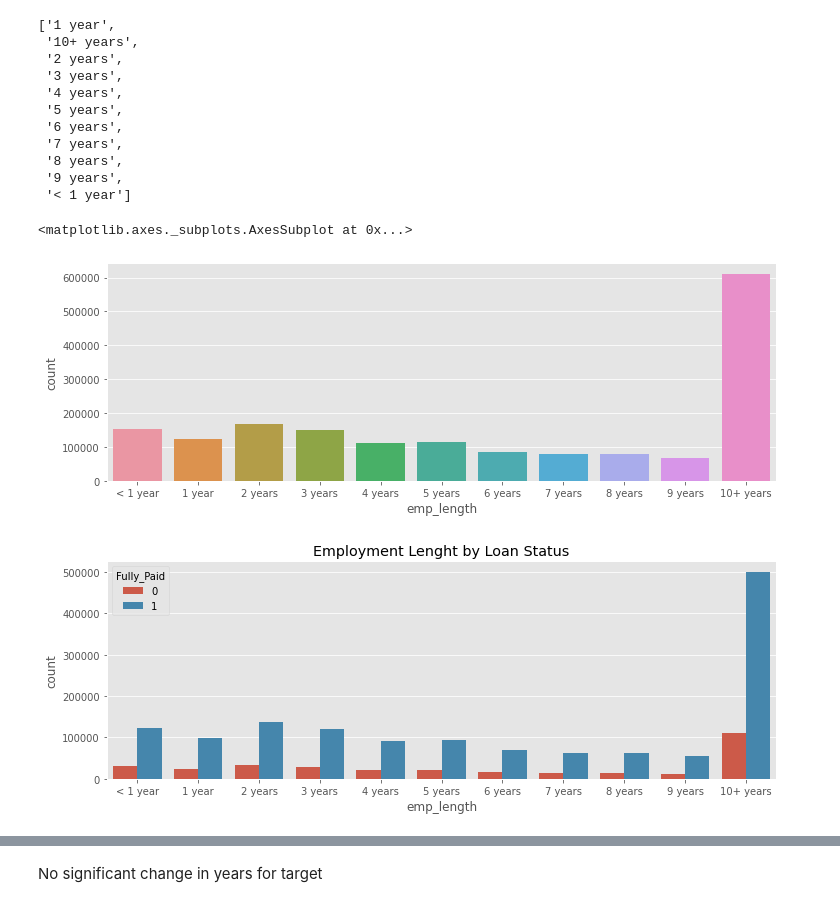
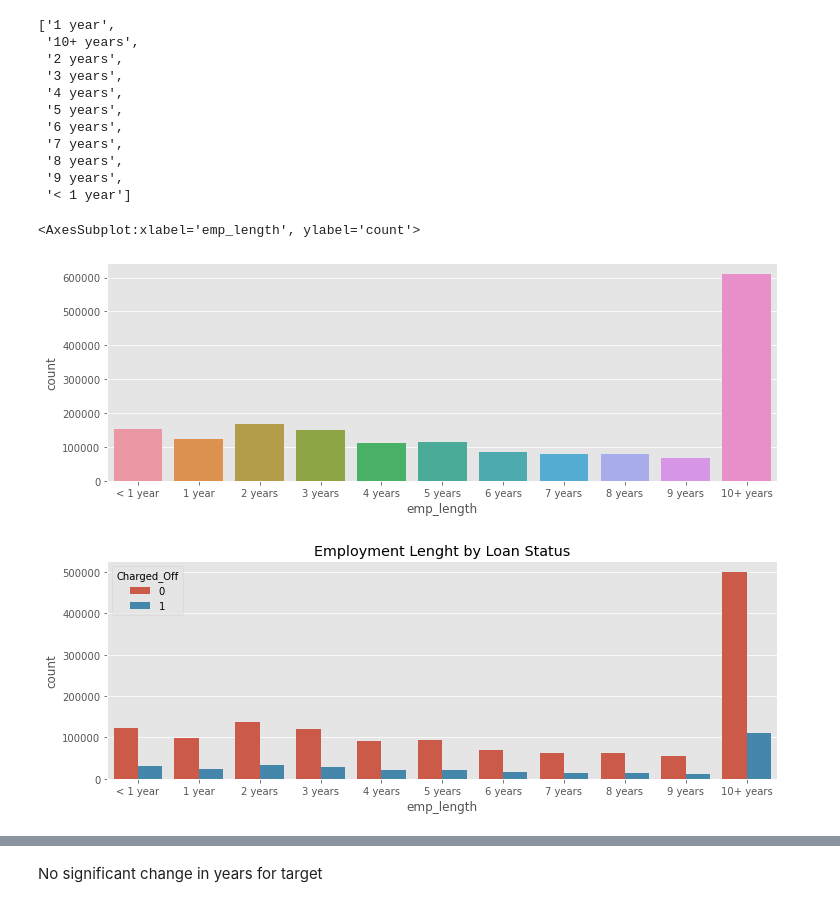
Before and after one commit to smeteo/Lending_Club_Credit_Risk_Analysis, a Jupyter notebook: Lending_Club_v05.ipynb, the cells around one changed output, grey strips where cells are left out. Drawn from its saved outputs; the diff is of its cells as text; code cells hidden in the pictures.

```diff
--- a/Lending_Club_v05.ipynb
+++ b/Lending_Club_v05.ipynb
@@ -328,3 +359,3 @@ plt.show()
 # %%
-df['Fully_Paid'] = df['loan_status'].map({'Fully Paid':1,'Charged Off':0})
+df['Charged_Off'] = df['loan_status'].map({'Fully Paid':0,'Charged Off':1})
 df.drop('loan_status', axis=1, inplace=True)
@@ -468,12 +501,12 @@ emp_length_order = ['< 1 year','1 year',
 plt.figure(figsize=(12,4))
 sns.countplot(x='emp_length',data=df,order=emp_length_order)
 # %% [output]
-<matplotlib.axes._subplots.AxesSubplot at 0x...>
+<AxesSubplot:xlabel='emp_length', ylabel='count'>
 [figure]
 # %%
 plt.figure(figsize=(12,4))
-sns.countplot(x='emp_length',data=df,order=emp_length_order,hue='Fully_Paid')
+sns.countplot(x='emp_length',data=df,order=emp_length_order,hue='Charged_Off')
 plt.title('Employment Lenght by Loan Status');
 # %% [output]
-[figure, old version]
+[figure, new version]
 # %%
```
Also changed, not shown: parts of 18 cells of this notebook.
